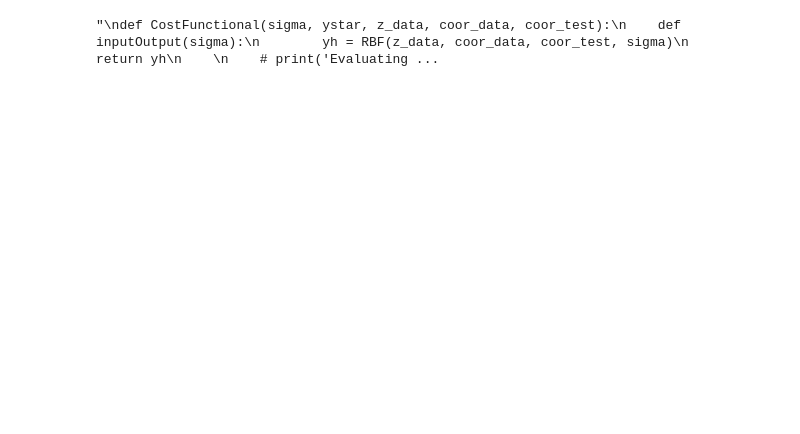
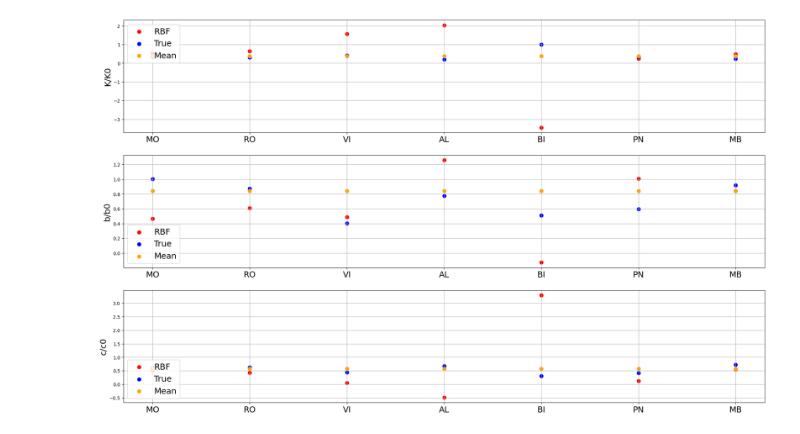
Before and after one commit to Adrianominora/Wave, a Jupyter notebook: script/RBF.ipynb, the cells around one changed output. Cells and saved outputs as stored; diff of their text form; code cells hidden in the pictures; blank space fills up the shorter version.

```diff
--- a/script/RBF.ipynb
+++ b/script/RBF.ipynb
@@ -117,14 +128,49 @@ for i,sigla in enumerate(test_labels):
+# %%
+ms=[60]
+plt.figure(figsize=(25,15))
+for i,sigla in enumerate(test_labels):
+    index = p_list.index(sigla)
+    plt.subplot(3,1,1)
+    plt.scatter(i, Z_RBF[i][0], color='red', sizes=ms)
+    plt.scatter(i, z1[index], color='blue', sizes=ms)
+    plt.scatter(i, z_m[0], color='orange', sizes=ms)
+    plt.xticks(np.arange(0,len(test_labels)),test_labels, fontsize=18)
+    plt.ylabel('K/K0', fontsize=18)
+    plt.grid(True)
+    plt.legend(['RBF','True', 'Mean'], fontsize=18, loc=2)
+
+    plt.subplot(3,1,2)
+    plt.scatter(i, Z_RBF[i][1], color='red', sizes=ms)
+    plt.scatter(i, z2[index], color='blue', sizes=ms)
+    plt.scatter(i, z_m[1], color='orange', sizes=ms)
+    plt.xticks(np.arange(0,len(test_labels)),test_labels, fontsize=18)
+    plt.ylabel('b/b0', fontsize=18)
+    plt.grid(True)
+    plt.legend(['RBF','True', 'Mean'], fontsize=18, loc=3)
+
+    plt.subplot(3,1,3)
+    plt.scatter(i, Z_RBF[i][2], color='red', sizes=ms)
+    plt.scatter(i, z3[index], color='blue', sizes=ms)
+    plt.scatter(i, z_m[2], color='orange', sizes=ms)
+    plt.xticks(np.arange(0,len(test_labels)),test_labels, fontsize=18)
+    plt.ylabel('c/c0', fontsize=18)
+    plt.grid(True)
+    plt.legend(['RBF','True', 'Mean'], fontsize=18, loc=3)
+# %% [output]
+[figure, added]
 # %%
-"""
+
 def CostFunctional(sigma, ystar, z_data, coor_data, coor_test):
     def inputOutput(sigma):
-        yh = RBF(z_data, coor_data, coor_test, sigma)
+        yh, ym = RBF(z_data, coor_data, coor_test, sigma)
         return yh
 
     # print('Evaluating Cost Functional at: ['+str(sigma[0])+','+str(sigma[1])+','+str(sigma[2])+']')
     yh = inputOutput(sigma)
+    error = 0
+    for i in range(len(test_labels)):
+        wave_h = fc.gompertz(tt,yh[i][0]*K0, yh[i][1]*b0, yh[i][2]*c0)
+        wave_star = fc.gompertz(tt,ystar[i][0]*K0, ystar[i][1]*b0, ystar[i][2]*c0)
+        error = error + ((wave_star-wave_h)**2).mean(axis=None)
     return ((ystar-yh)**2).mean(axis=None)
-    """
-# %% [output]
-"\ndef CostFunctional(sigma, ystar, z_data, coor_data, coor_test):\n    def inputOutput(sigma):\n        yh = RBF(z_data, coor_data, coor_test, sigma)\n        return yh\n    \n    # print('Evaluating ...
 # %%
```
Also changed, not shown: parts of 7 cells of this notebook.
